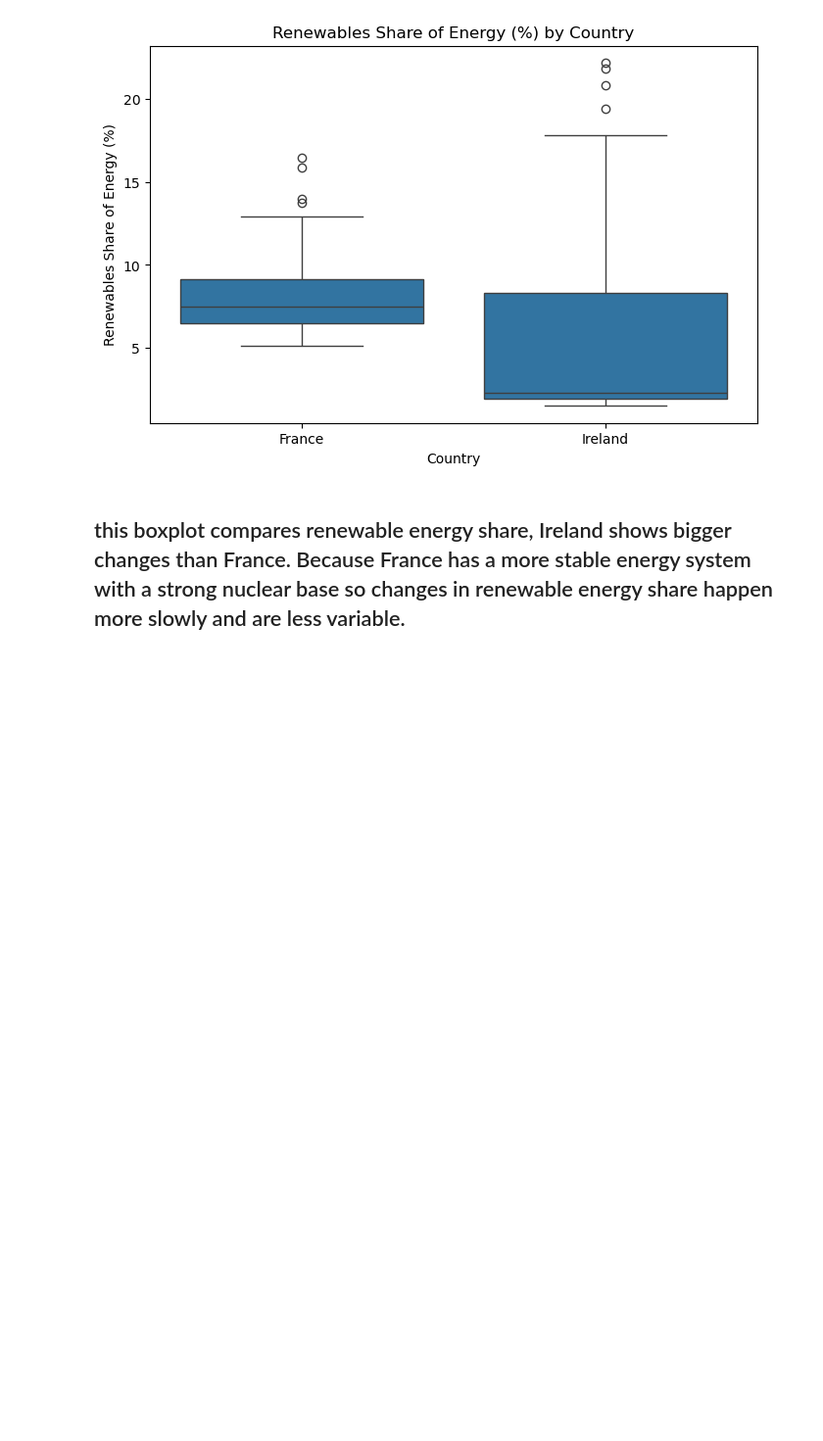
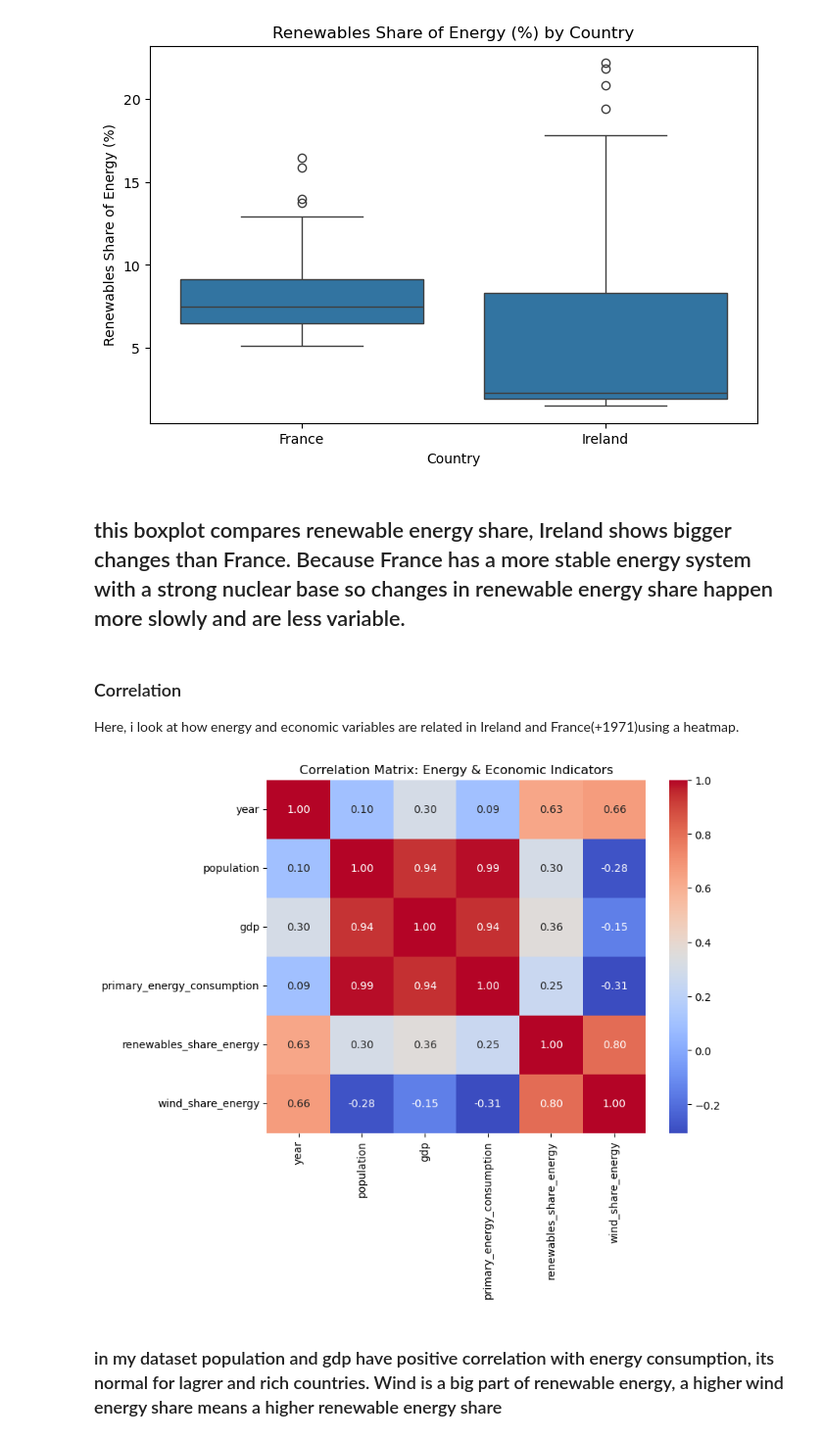
Before and after one commit to sba25225-ai/owid_energy_data, a Jupyter notebook: owid_energy.ipynb, the cells around one changed output. Shown at 98% size. Saved outputs shown, nothing was run; the diff lists cells and outputs as text; code cells hidden in the pictures; blank space fills up the shorter version.

Commit message:
heatmap correlation

```diff
--- a/owid_energy.ipynb
+++ b/owid_energy.ipynb
@@ -269,3 +269,19 @@ plt.show()
 [figure]
 # %% [markdown]
 ## this boxplot compares renewable energy share, Ireland shows bigger changes than France. Because France has a more stable energy system with a strong nuclear base so changes in renewable energy share happen more slowly and are less variable.
+# %% [markdown]
+### Correlation
+Here, i look at how energy and economic variables are related in Ireland and France(+1971)using a heatmap.
+# %%
+numeric_df = df_energy.select_dtypes(include=["number"])
+
+corr = numeric_df.corr()
+
+plt.figure(figsize=(8, 6))
+sns.heatmap(corr, annot=True, cmap="coolwarm", fmt=".2f")
+plt.title("Correlation Matrix: Energy & Economic Indicators")
+plt.show()
+# %% [output]
+[figure, added]
+# %% [markdown]
+### in my dataset population and gdp have positive correlation with energy consumption, its normal for lagrer and rich countries. Wind is a big part of renewable energy, a higher wind energy share means a higher renewable energy share
```
Also changed, not shown: parts of 1 cell of this notebook.
